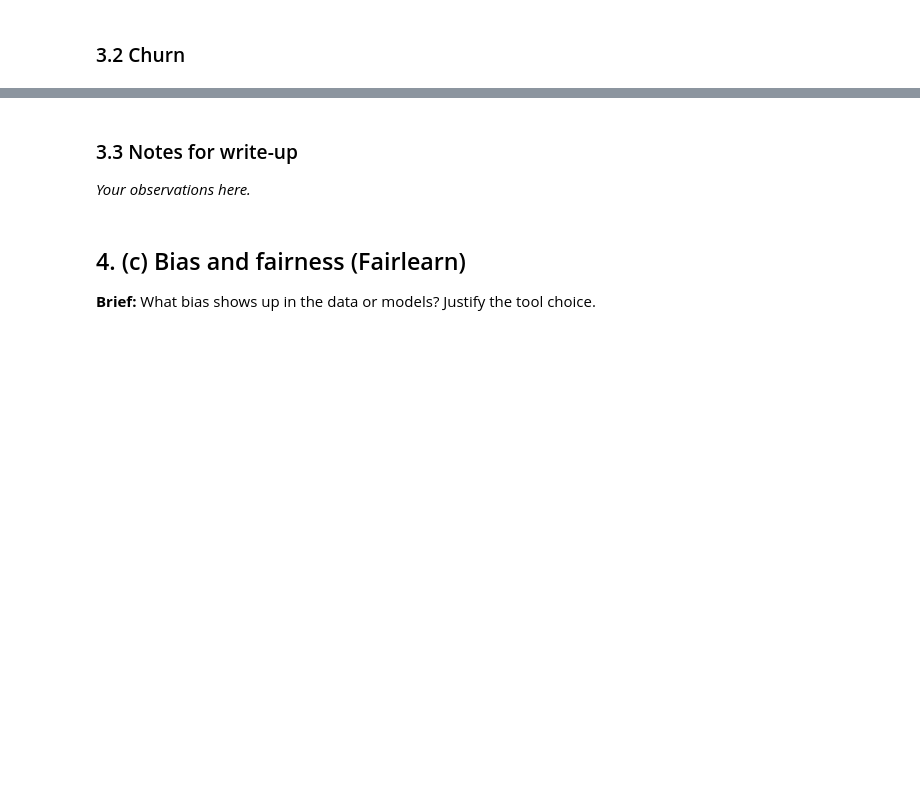
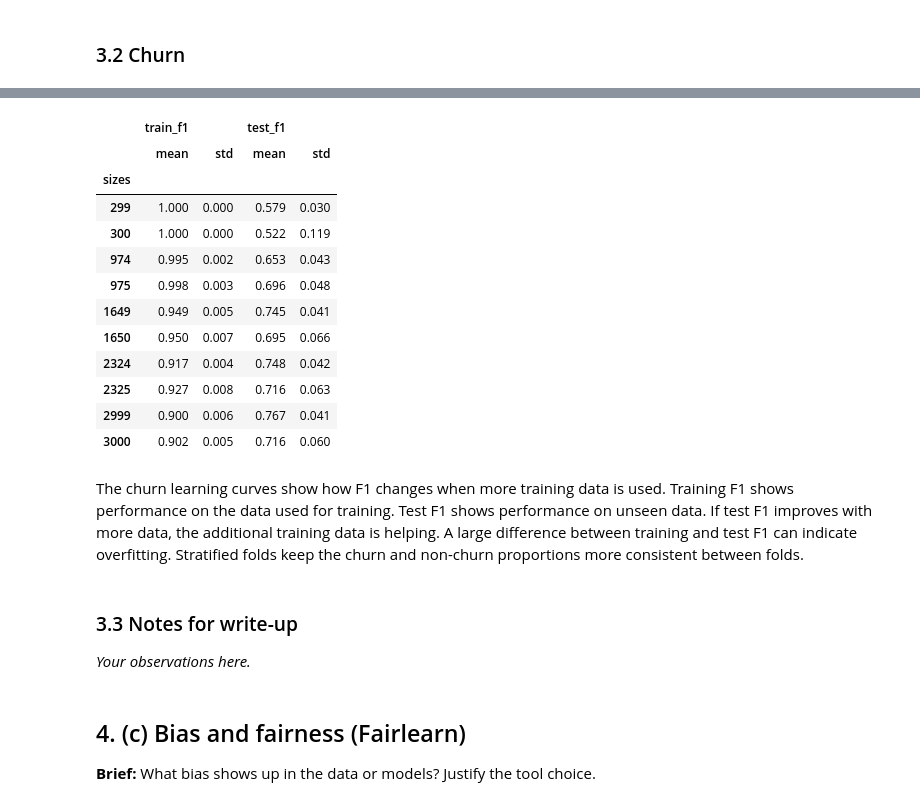
Before and after one commit to Aryask1604/cosc2669-task1, a Jupyter notebook: task2/task2-analysis.ipynb, the cells around one changed output, grey strips where cells are left out. Cells and saved outputs as stored; diff of their text form; code cells hidden in the pictures; blank space fills up the shorter version.

```diff
--- a/task2/task2-analysis.ipynb
+++ b/task2/task2-analysis.ipynb
@@ -41,3 +625,28 @@ _Your observations here._
+# %%
+churn_lc = pd.DataFrame(churn_learning["XGBoost"]).groupby("sizes").agg(["mean", "std"]).round(3)
+display(churn_lc)
+churn_lc.to_csv("outputs/lc_churn_xgboost.csv")
+# %% [output]
+|  | train_f1 |  | test_f1 |  |
+|  | mean | std | mean | std |
+| sizes |  |  |  |  |
+| 299 | 1.000 | 0.000 | 0.579 | 0.030 |
+| 300 | 1.000 | 0.000 | 0.522 | 0.119 |
+| 974 | 0.995 | 0.002 | 0.653 | 0.043 |
+| 975 | 0.998 | 0.003 | 0.696 | 0.048 |
+| 1649 | 0.949 | 0.005 | 0.745 | 0.041 |
+| 1650 | 0.950 | 0.007 | 0.695 | 0.066 |
+| 2324 | 0.917 | 0.004 | 0.748 | 0.042 |
+| 2325 | 0.927 | 0.008 | 0.716 | 0.063 |
+| 2999 | 0.900 | 0.006 | 0.767 | 0.041 |
+| 3000 | 0.902 | 0.005 | 0.716 | 0.060 |
+# %% [markdown]
+The churn learning curves show how F1 changes when more training data is used.
+Training F1 shows performance on the data used for training.
+Test F1 shows performance on unseen data.
+If test F1 improves with more data, the additional training data is helping.
+A large difference between training and test F1 can indicate overfitting.
+Stratified folds keep the churn and non-churn proportions more consistent between folds.
 # %% [markdown]
 ### 3.3 Notes for write-up
 _Your observations here._
```
Also changed, not shown: parts of 23 cells of this notebook, 12 other files.
